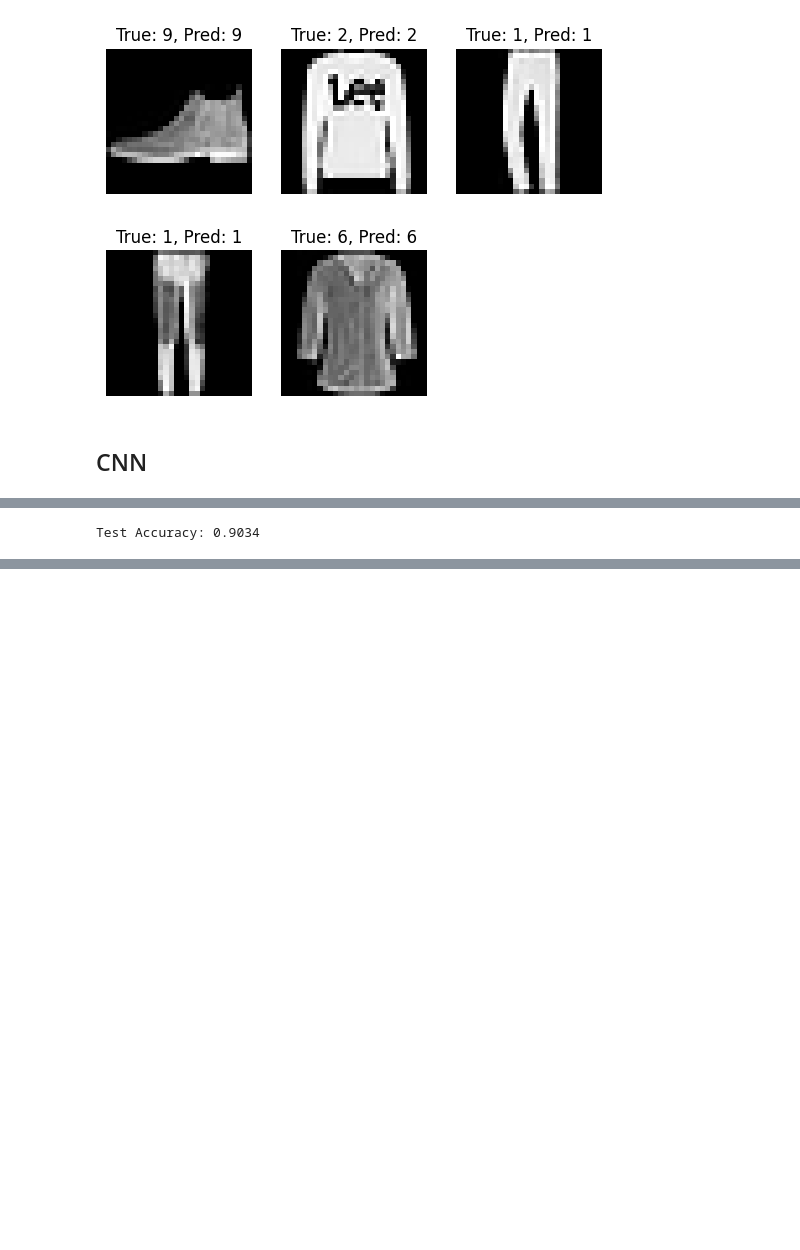
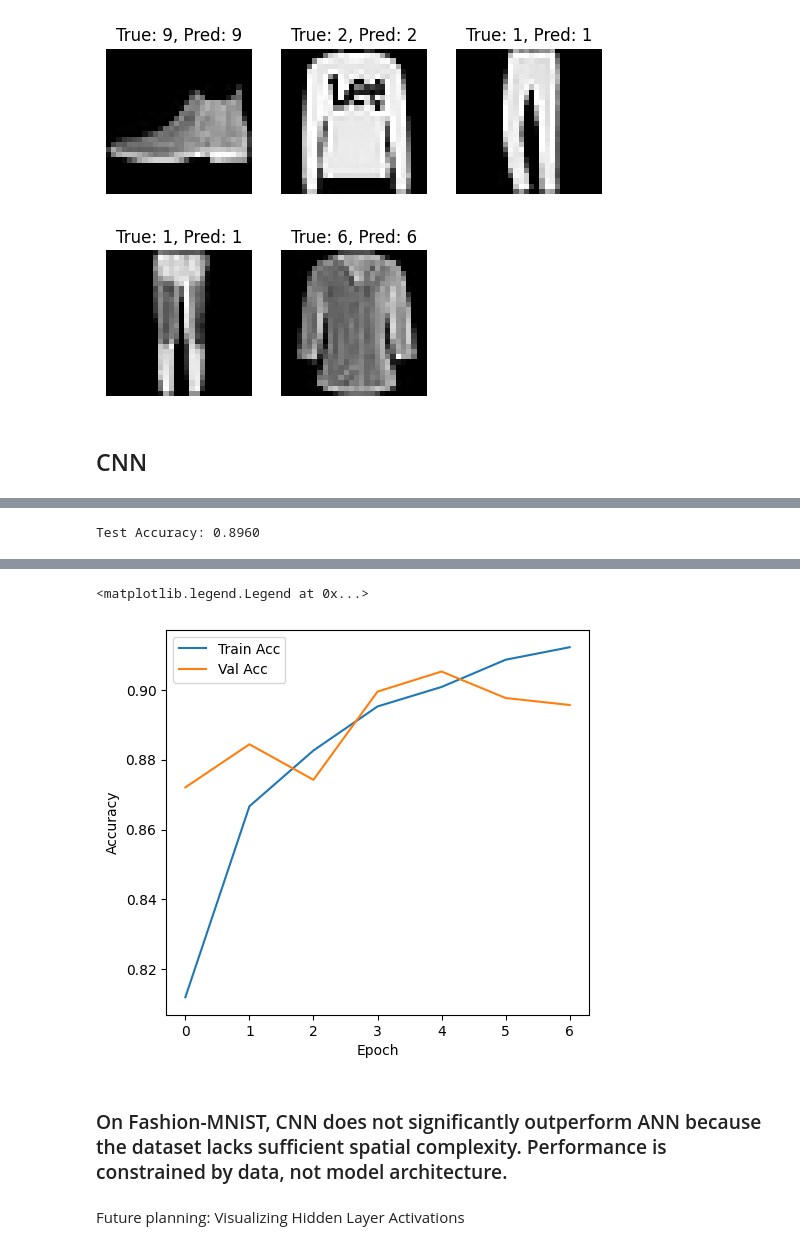
Before and after one commit to SutikshanUpman/Fashion-MNIST-Classification, a Jupyter notebook: main.ipynb, the cells around one changed output, grey strips where cells are left out. Saved outputs shown, nothing was run; the diff lists cells and outputs as text; code cells hidden in the pictures; blank space fills up the shorter version.

```diff
--- a/main.ipynb
+++ b/main.ipynb
@@ -231,7 +226,7 @@ model = Sequential([
     Flatten(),
 
     Dense(128, activation='relu'),
-    Dropout(0.4),
+    Dropout(0.5),
 
     Dense(10, activation='softmax')
 ])
@@ -244,7 +239,7 @@ model.compile(
 # %%
 early_stop = EarlyStopping(
     monitor='val_loss',
-    patience=5,
+    patience=3,
     restore_best_weights=True
 )
 
@@ -285,4 +277,14 @@ Epoch 13/30
 test_loss, test_acc = model.evaluate(X_test, y_test, verbose=0)
 print(f"Test Accuracy: {test_acc:.4f}")
 # %% [output]
-Test Accuracy: 0.9034
+Test Accuracy: 0.8960
+# %%
+test_loss, test_acc = model.evaluate(X_test, y_test)
+plt.figure(figsize=(12,5))
+plt.subplot(1,2,1)
+plt.plot(history.history['accuracy'], label='Train Acc')
+plt.plot(history.history['val_accuracy'], label='Val Acc')
+plt.xlabel('Epoch')
+plt.ylabel('Accuracy')
+plt.legend()
+# %% [output]
@@ -288,0 +292,7 @@ Test Accuracy: 0.9034
+<matplotlib.legend.Legend at 0x...>
+[figure, added]
+# %% [markdown]
+### On Fashion-MNIST, CNN does not significantly outperform ANN because the dataset lacks sufficient spatial complexity. Performance is constrained by data, not model architecture.
+# %% [markdown]
+Future planning:
+Visualizing Hidden Layer Activations
```
Also changed, not shown: parts of 8 cells of this notebook.
